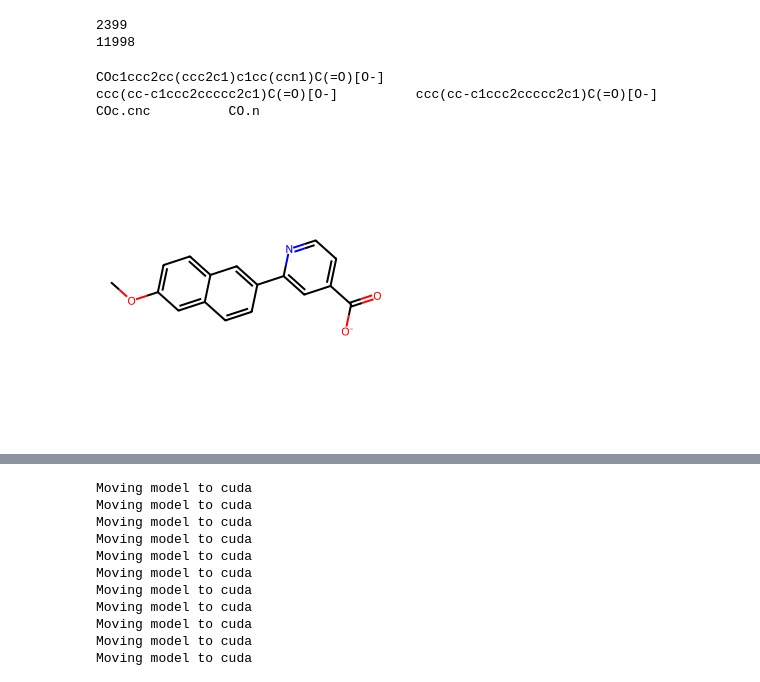
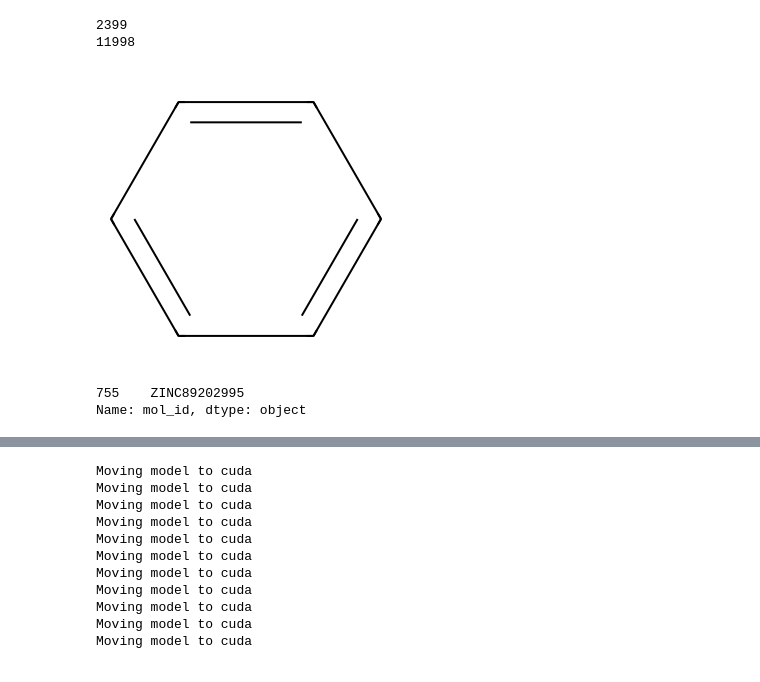
Before and after one commit to helipajari/mpp-comp-suff, a Jupyter notebook: Examples/Comprehensiveness_Sufficiency.ipynb, the cells around one changed output, grey strips where cells are left out. Saved outputs shown, nothing was run; the diff lists cells and outputs as text; code cells hidden in the pictures.

Commit message:
Helper functions to get index of a SMILES, counting fragments in a clean SMILES

```diff
--- a/Examples/Comprehensiveness_Sufficiency.ipynb
+++ b/Examples/Comprehensiveness_Sufficiency.ipynb
@@ -378,29 +379,33 @@ def split_molecule(mol_idx:int, explainer='IG', threshold=1e-4, from_whole_data=
 
     return smile, explaining_smile, non_explaining_smile, exp_length
 # %%
-s, e, n, m = split_molecule(128, from_whole_data=False, strict_split=False)
-s1, e1, n1, m1 = split_molecule(128, from_whole_data=False, strict_split=True)
+# s, e, n, m = split_molecule(168, from_whole_data=True, strict_split=False)
+# s1, e1, n1, m1 = split_molecule(1018, from_whole_data=True, strict_split=True)
 
 from rdkit import Chem
 from rdkit.Chem import Draw
-# 168
-print(s)
-print(e, "\t", e1)
-print(n, "\t", n1)
+# # 168
+# print(s,"\t", s1)
+# print(e, "\t", e1)
+# print(n, "\t", n1)
-# %% [output]
-COc1ccc2cc(ccc2c1)c1cc(ccn1)C(=O)[O-]
-ccc(cc-c1ccc2ccccc2c1)C(=O)[O-]          ccc(cc-c1ccc2ccccc2c1)C(=O)[O-]
-COc.cnc          CO.n
 # %%
-Draw.MolToImage(Chem.MolFromSmiles(s))
+Draw.MolToImage(Chem.MolFromSmiles('c1ccccc1'))
 # Draw.MolToImage(Chem.MolFromSmiles(e1))
 # Draw.MolToImage(Chem.MolFromSmiles(n))
 # print(ATTRIBUTION) c1nccN1
 # %% [output]
-[figure, old version]
+[figure, new version]
 # %%
 # Draw.MolToImage(Chem.MolFromSmiles(n))
+def smile_to_idx(smile):
+    df = dataset.whole_data_df
+    idx = df.loc[df['SMILES'] == smile]['mol_id']
+    print(idx)
+smile_to_idx("c1cnc(c2c1[nH]cn2)CO")
 # 17 => 93.png
+# %% [output]
+755    ZINC89202995
+Name: mol_id, dtype: object
 # %%
 import torch
 from MolRep.Featurization.MPNN_embeddings import MolGraph, BatchMolGraph
```
Also changed, not shown: parts of 22 cells of this notebook.
